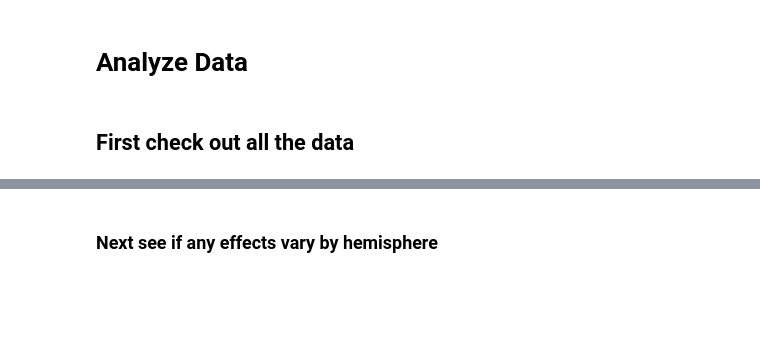
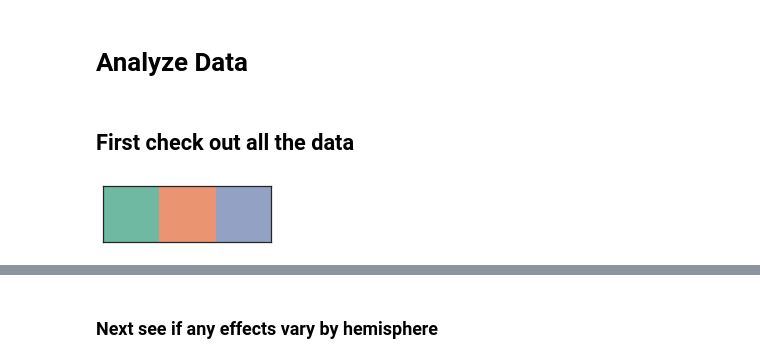
Before and after one commit to iancballard/tms_discounting, a Jupyter notebook: analyze_data.ipynb, the cells around one changed output, grey strips where cells are left out. Saved outputs shown, nothing was run; the diff lists cells and outputs as text; code cells hidden in the pictures; blank space fills up the shorter version.

```diff
--- a/analyze_data.ipynb
+++ b/analyze_data.ipynb
@@ -188,6 +190,9 @@ results_df['logk'] = np.log(results_df['k'])
 # %%
 def remove_intercept_variance(x, group_mean):
     return x - x.mean() + group_mean
+sns.choose_colorbrewer_palette('q')
+# %% [output]
+[figure, added]
 # %%
 results_df['logk_within'] = results_df.groupby('sub_id').logk.transform(remove_intercept_variance,
                                                                   results_df.logk.mean())
```
Also changed, not shown: parts of 15 cells of this notebook.
